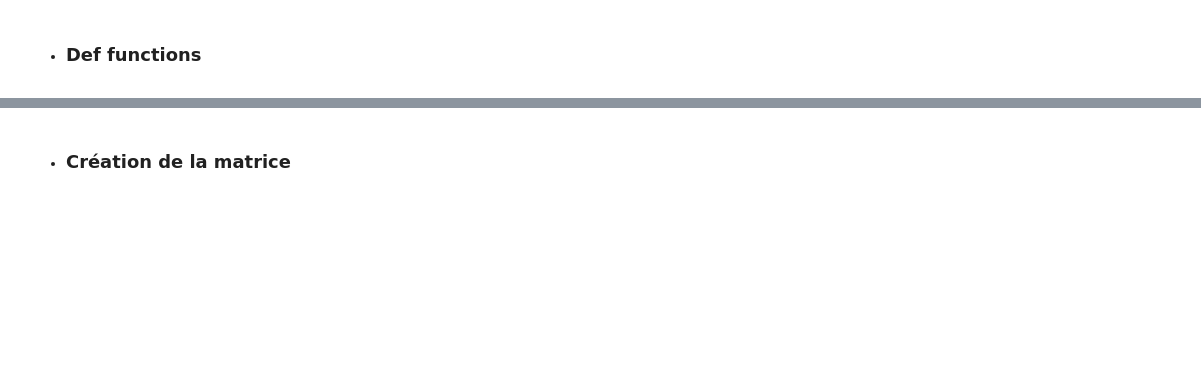
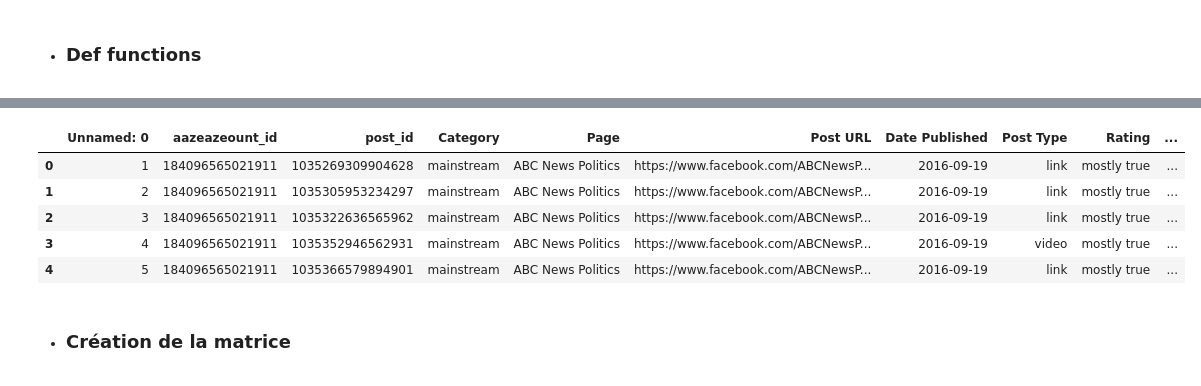
Before and after one commit to JejeDurden/GlobalAI, a Jupyter notebook: fake_image/Fake text.ipynb, the cells around one changed output, grey strips where cells are left out. Cells and saved outputs as stored; diff of their text form; code cells hidden in the pictures; blank space fills up the shorter version.

```diff
--- a/fake_image/Fake text.ipynb
+++ b/fake_image/Fake text.ipynb
@@ -57,3 +128,5 @@ dtype: int64)
+# %%
+df = pd.read_csv("data/facebook2.csv",sep=",",encoding="latin1")
 # %%
 all_news.head()
 # %% [output]
@@ -65,10 +138,10 @@ all_news.head()
 | 4 | 0206b54719c7e241ffe0ad4315b808290... | 0 | Fed Up | 2016-11-01T21:56:00.000+02:00 | FANTASTIC! TRUMP'S 7 POINT PLAN T... | Email HEALTHCARE REFORM TO MAKE A... | english | 2016-11-01T23:59:42.266+02:00 | 100percentfedup.com | US | ... |
 # %%
 le = preprocessing.LabelEncoder()
-label = le.fit_transform(all_news['type'])
+label = le.fit_transform(list(all_news['type'])+list(df["Rating"]))
 #le.transform(["tokyo", "tokyo", "paris"])
 
-all_news['target']=label
+#all_news['target']=label
 # %%
 len(set(label))
 # %% [output]
@@ -92,6 +165,7 @@ def word_lemmatizer(mots):
 
 
 def clean_text(txt):
+    txt=txt.encode("utf-8")
     e=str(txt)
     e=unicode(e,'utf-8')
     e=unicodedata.normalize('NFKD', e).encode('ascii', 'ignore')
@@ -139,9 +213,11 @@ def nettoyer_texte(text, lemma = False, Stemm = False ):
 # %%
 all_news["title"]=all_news["title"].apply(lambda x : clean_text(x))
 all_news["text"]=all_news["text"].apply(lambda x : clean_text(x))
+df["message"]=df["message"].apply(lambda x : clean_text(x))
 
 all_news["title"]=all_news["title"].apply(lambda x : nettoyer_texte(x))
 all_news["text"]=all_news["text"].apply(lambda x : nettoyer_texte(x))
+df["message"]=df["message"].apply(lambda x : nettoyer_texte(x))
 # %%
 all_news.head()
 # %% [output]
@@ -154,0 +230,9 @@ all_news.head()
+# %%
+df.head()
+# %% [output]
+|  | Unnamed: 0 | aazeazeount_id | post_id | Category | Page | Post URL | Date Published | Post Type | Rating | ... |
+| 0 | 1 | 184096565021911 | 1035269309904628 | mainstream | ABC News Politics | https://www.facebook.com/ABCNewsP... | 2016-09-19 | link | mostly true | ... |
+| 1 | 2 | 184096565021911 | 1035305953234297 | mainstream | ABC News Politics | https://www.facebook.com/ABCNewsP... | 2016-09-19 | link | mostly true | ... |
+| 2 | 3 | 184096565021911 | 1035322636565962 | mainstream | ABC News Politics | https://www.facebook.com/ABCNewsP... | 2016-09-19 | link | mostly true | ... |
+| 3 | 4 | 184096565021911 | 1035352946562931 | mainstream | ABC News Politics | https://www.facebook.com/ABCNewsP... | 2016-09-19 | video | mostly true | ... |
+| 4 | 5 | 184096565021911 | 1035366579894901 | mainstream | ABC News Politics | https://www.facebook.com/ABCNewsP... | 2016-09-19 | link | mostly true | ... |
```
Also changed, not shown: parts of 22 cells of this notebook, 21 other files.
